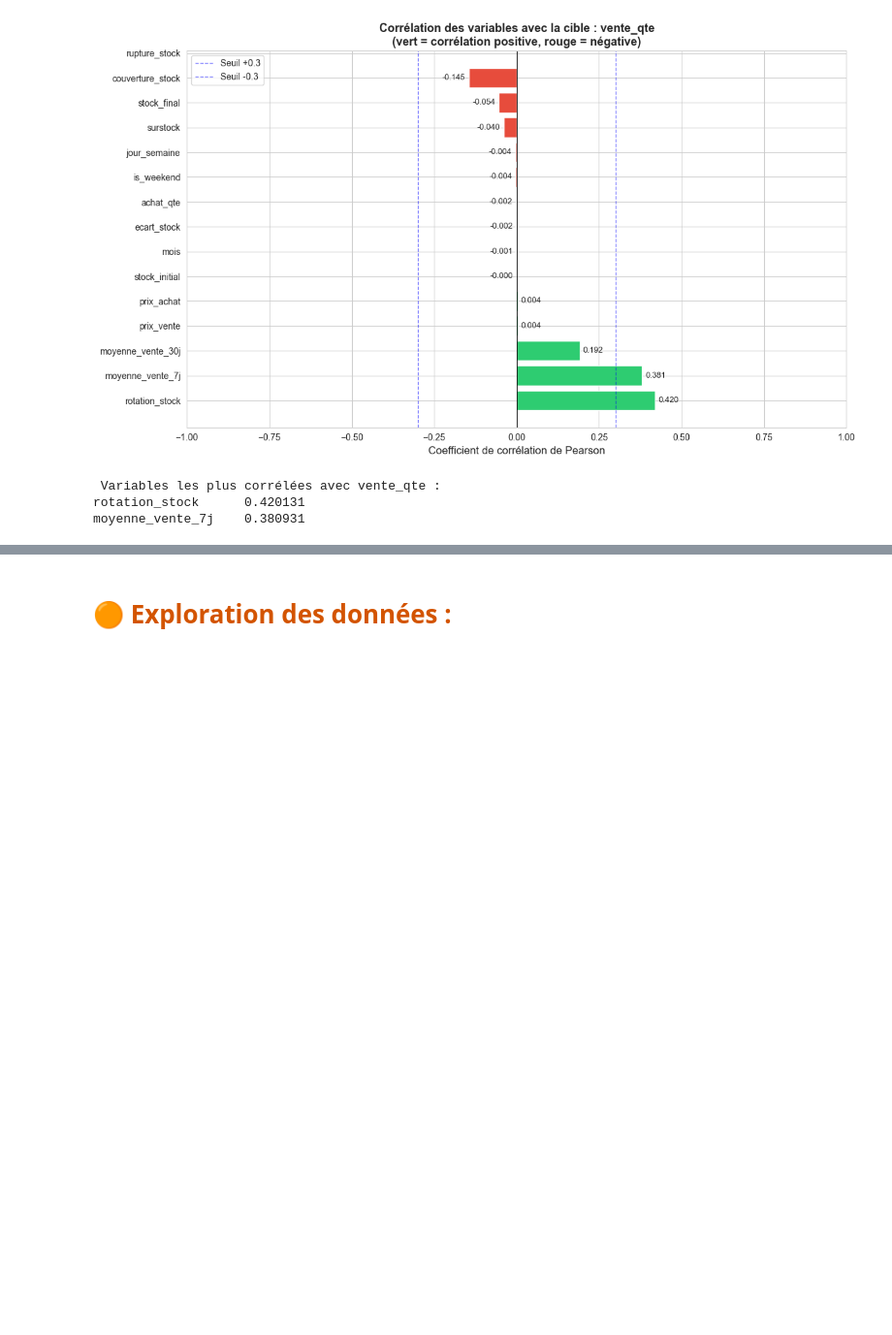
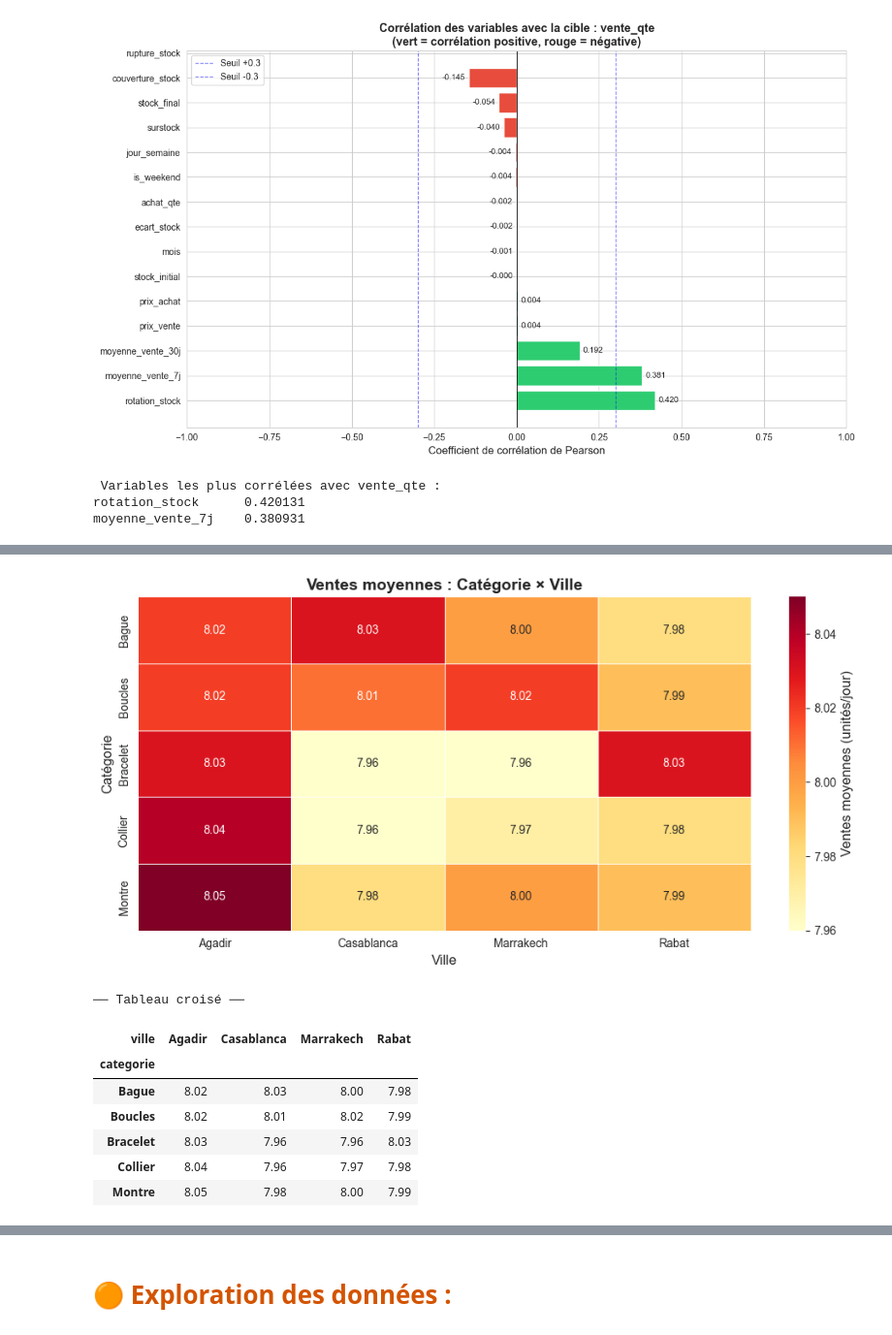
Before and after one commit to salmaIKSOD/Intelligent-Stock-Optimization-Platform, a Jupyter notebook: Notebooks/ExplorationD.ipynb, the cells around one changed output, grey strips where cells are left out. Shown at 97% size. Drawn from its saved outputs; the diff is of its cells as text; code cells hidden in the pictures; blank space fills up the shorter version.

Commit message:
analyse par catégories et matière

```diff
--- a/Notebooks/Stock.ipynb
+++ b/Notebooks/ExplorationD.ipynb
@@ -644,0 +715,32 @@ moyenne_vente_7j    0.380931
+# %%
+# ── Heatmap : Ventes moyennes croisées Catégorie × Ville
+pivot_cat_ville = df.pivot_table(
+    values='vente_qte',
+    index='categorie',
+    columns='ville',
+    aggfunc='mean'
+).round(2)
+
+plt.figure(figsize=(10, 5))
+sns.heatmap(pivot_cat_ville, annot=True, fmt='.2f', cmap='YlOrRd',
+            linewidths=0.5, linecolor='white',
+            cbar_kws={'label': 'Ventes moyennes (unités/jour)'})
+plt.title('Ventes moyennes : Catégorie × Ville', fontsize=14, fontweight='bold')
+plt.xlabel('Ville')
+plt.ylabel('Catégorie')
+plt.tight_layout()
+plt.savefig('phase1_heatmap_cat_ville.png', bbox_inches='tight', dpi=150)
+plt.show()
+
+print('\n── Tableau croisé ──')
+display(pivot_cat_ville)
+# %% [output]
+[figure, added]
+── Tableau croisé ──
+| ville | Agadir | Casablanca | Marrakech | Rabat |
+| categorie |  |  |  |  |
+| Bague | 8.02 | 8.03 | 8.00 | 7.98 |
+| Boucles | 8.02 | 8.01 | 8.02 | 7.99 |
+| Bracelet | 8.03 | 7.96 | 7.96 | 8.03 |
+| Collier | 8.04 | 7.96 | 7.97 | 7.98 |
+| Montre | 8.05 | 7.98 | 8.00 | 7.99 |
```
Also changed, not shown: parts of 6 cells of this notebook, 3 other files.
